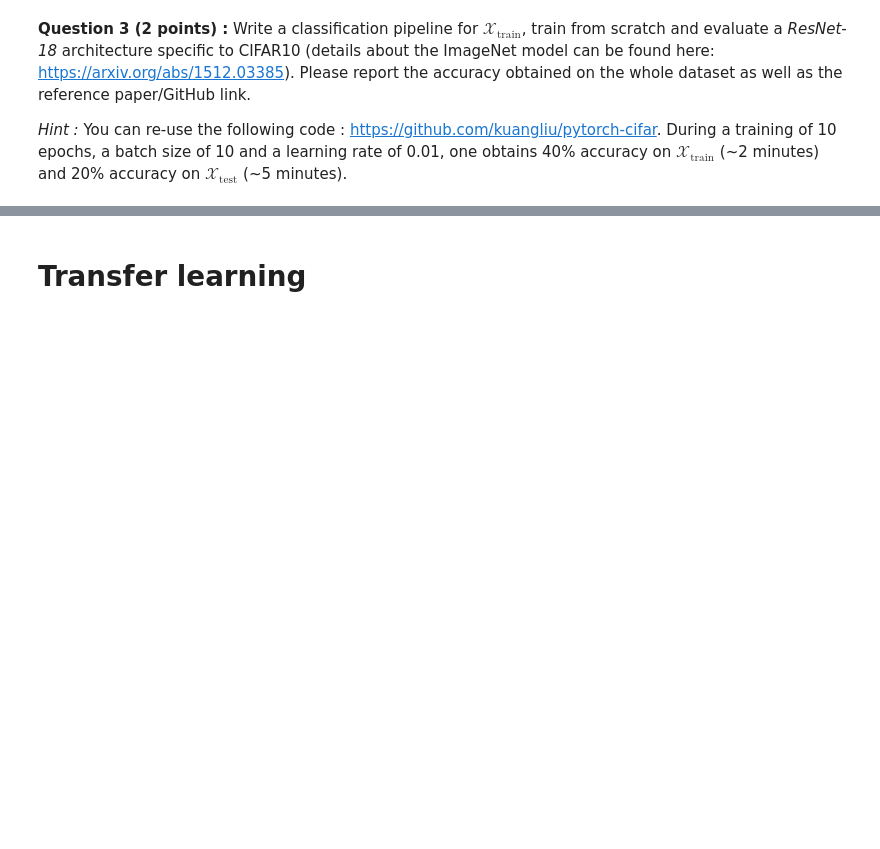
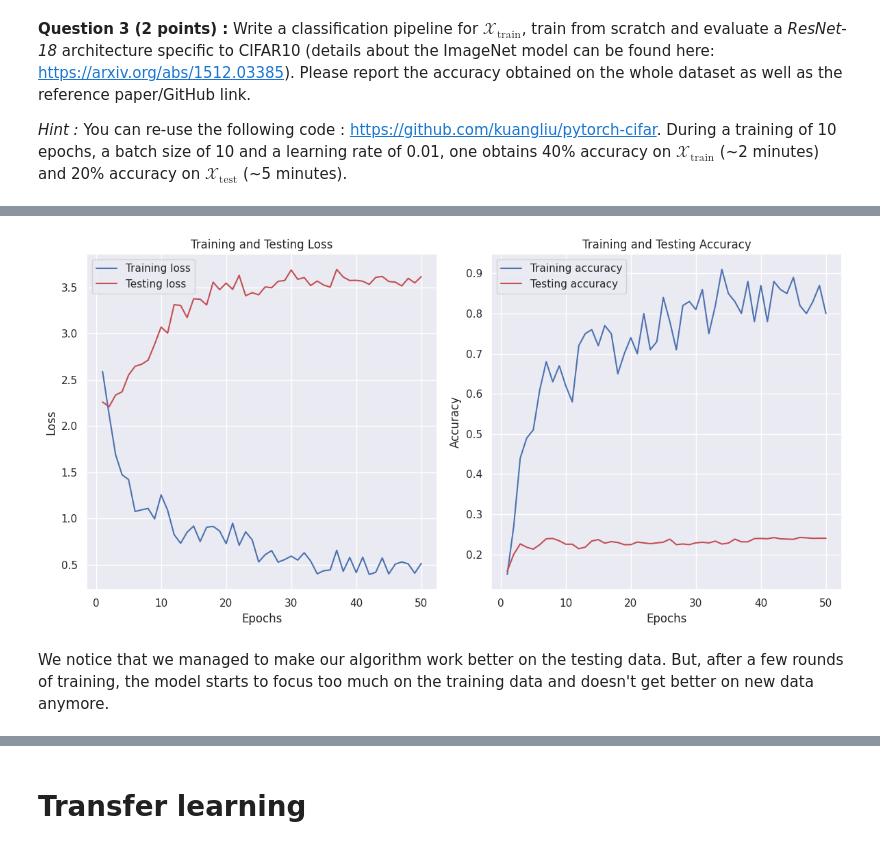
Before and after one commit to BenjaminisCoding/DeepLearninginPractice, a Jupyter notebook: TP4_Transfer_Learning_and_Data_Augmentation.ipynb, the cells around one changed output, grey strips where cells are left out. Drawn from its saved outputs; the diff is of its cells as text; code cells hidden in the pictures; blank space fills up the shorter version.

```diff
--- a/TP4_Transfer_Learning_and_Data_Augmentation.ipynb
+++ b/TP4_Transfer_Learning_and_Data_Augmentation.ipynb
@@ -164,20 +194,20 @@ def test(model, dataloader, criterion, device, verbose=True):
     return loss, accuracy
 # %%
 lr = 0.001
-max_epochs = 20
+max_epochs = 1
 
 model = ResNet18().to(device)
 
 optimizer = torch.optim.Adam(model.parameters(), lr=lr)
-scheduler = torch.optim.lr_scheduler.StepLR(optimizer, step_size=30, gamma=0.1)
+scheduler = torch.optim.lr_scheduler.StepLR(optimizer, step_size=4, gamma=0.7)
 criterion = torch.nn.CrossEntropyLoss()
 train_dataloader = get_dataloader('training')
 base_dataloader = get_dataloader('base')
 test_dataloader = get_dataloader('testing')
 
-losses, accuracies = train(model, train_dataloader, criterion, optimizer, device, epochs=max_epochs, scheduler=scheduler)
-test_loss, test_acc = test(model, test_dataloader, criterion, device)
-print(f'Test loss: {test_loss:.4f}, Test accuracy: {test_acc:.4f}')
+losses, accuracies, losses_test, accuracies_test = train(model, train_dataloader, test_dataloader, criterion, optimizer, device, epochs=max_epochs, scheduler=scheduler)
+# test_loss, test_acc = test(model, test_dataloader, criterion, device)
+# print(f'Test loss: {test_loss:.4f}, Test accuracy: {test_acc:.4f}')
 # %% [output]
 Files already downloaded and verified
 Files already downloaded and verified
@@ -208,0 +220,32 @@ Epoch 11/19
+# %%
+def plot_metrics(losses, losses_test, accuracies, accuracies_test):
+    epochs = range(1, len(losses) + 1)
+
+    plt.figure(figsize=(12, 6))
+
+    # Plotting losses
+    plt.subplot(1, 2, 1)
+    plt.plot(epochs, losses, 'b', label='Training loss')
+    plt.plot(epochs, losses_test, 'r', label='Testing loss')
+    plt.title('Training and Testing Loss')
+    plt.xlabel('Epochs')
+    plt.ylabel('Loss')
+    plt.legend()
+
+    # Plotting accuracies
+    plt.subplot(1, 2, 2)
+    plt.plot(epochs, accuracies, 'b', label='Training accuracy')
+    plt.plot(epochs, accuracies_test, 'r', label='Testing accuracy')
+    plt.title('Training and Testing Accuracy')
+    plt.xlabel('Epochs')
+    plt.ylabel('Accuracy')
+    plt.legend()
+
+    plt.tight_layout()
+    plt.show()
+
+plot_metrics(losses, losses_test, accuracies, accuracies_test)
+# %% [output]
+[figure, added]
+# %% [markdown]
+We notice that we managed to make our algorithm work better on the testing data. But, after a few rounds of training, the model starts to focus too much on the training data and doesn't get better on new data anymore.
```
Also changed, not shown: parts of 34 cells of this notebook, 1 other file.
